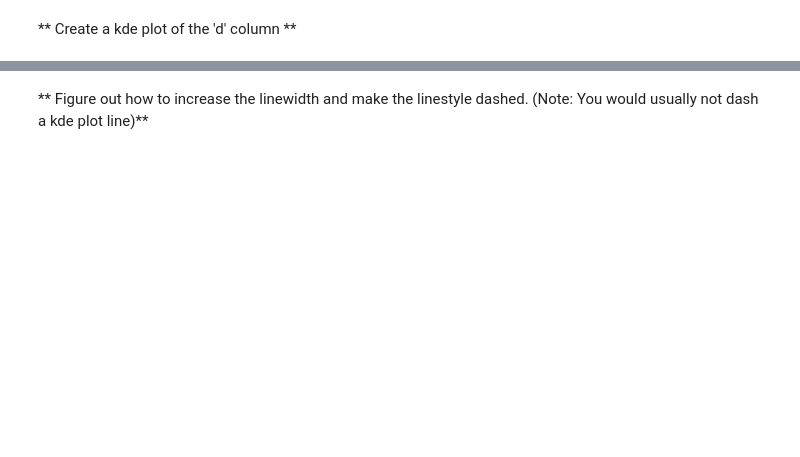
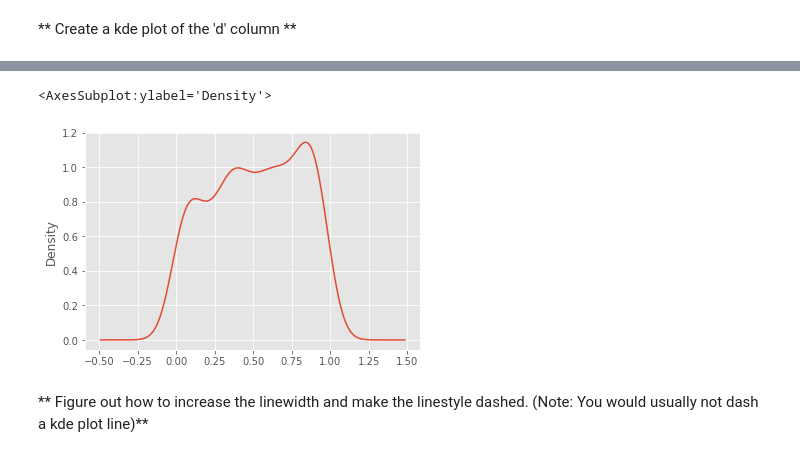
Before and after one commit to caosanity/Python-for-Data-Science-and-Machine-Learning-Bootcamp, a Jupyter notebook: Refactored_Py_DS_ML_Bootcamp-master/07-Pandas-Built-in-Data-Viz/02-Pandas Data Visualization Exercise.ipynb, the cells around one changed output, grey strips where cells are left out. Drawn from its saved outputs; the diff is of its cells as text; code cells hidden in the pictures; blank space fills up the shorter version.

```diff
--- a/Refactored_Py_DS_ML_Bootcamp-master/07-Pandas-Built-in-Data-Viz/02-Pandas Data Visualization Exercise.ipynb
+++ b/Refactored_Py_DS_ML_Bootcamp-master/07-Pandas-Built-in-Data-Viz/02-Pandas Data Visualization Exercise.ipynb
@@ -75,2 +76,7 @@ df3.head()
+# %%
+df3['d'].plot.kde()
+# %% [output]
+<AxesSubplot:ylabel='Density'>
+[figure, added]
 # %% [markdown]
 ** Figure out how to increase the linewidth and make the linestyle dashed. (Note: You would usually not dash a kde plot line)**
```
Also changed, not shown: parts of 13 cells of this notebook.
